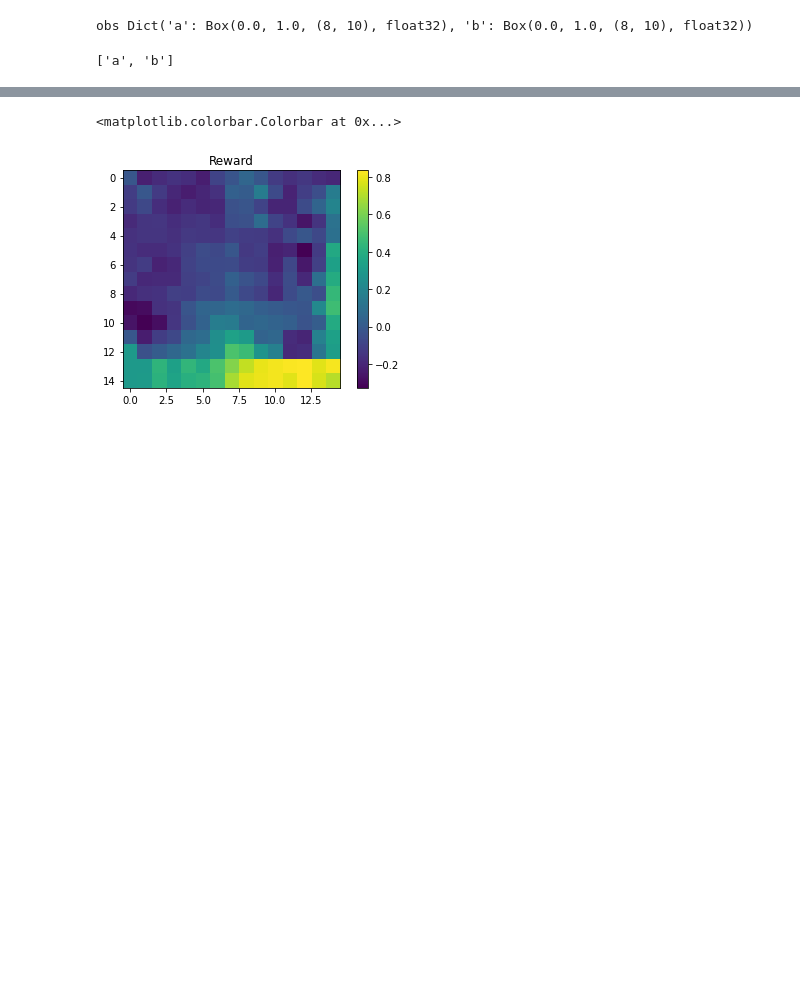
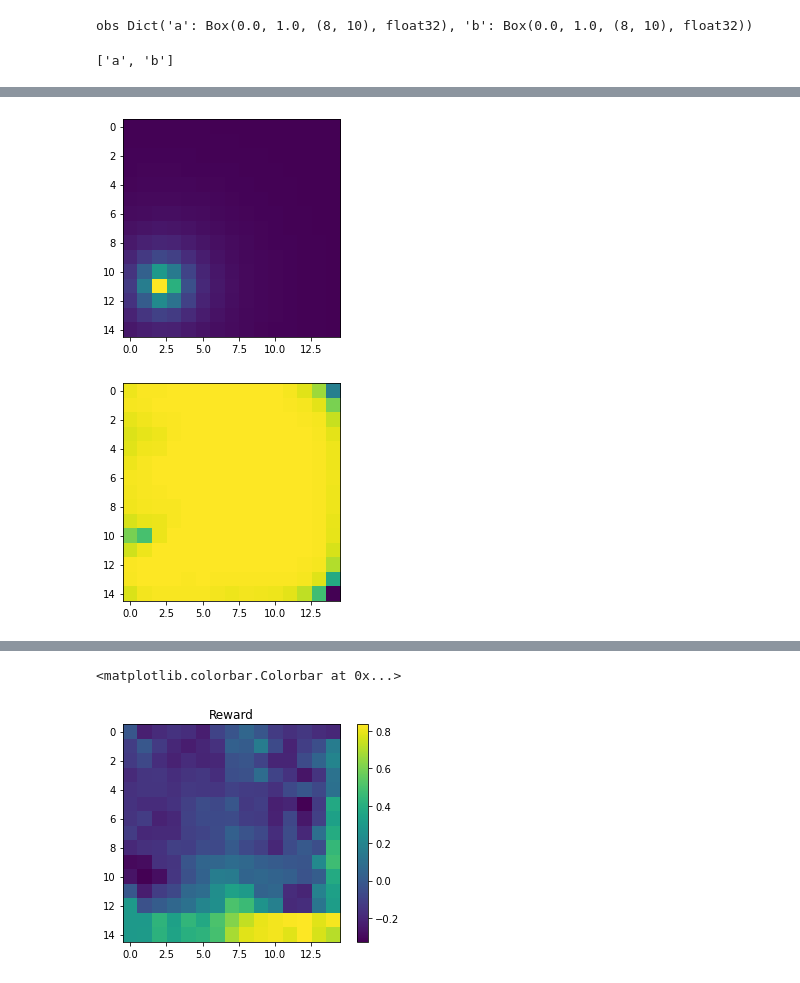
Before and after one commit to akarshkumar0101/exploration-generalization, a Jupyter notebook: goal_conditioning.ipynb, the cells around one changed output, grey strips where cells are left out. Drawn from its saved outputs; the diff is of its cells as text; code cells hidden in the pictures; blank space fills up the shorter version.

Commit message:
working discrete goal conditioned policy with hardcoded reward function

```diff
--- a/goal_conditioning.ipynb
+++ b/goal_conditioning.ipynb
@@ -255,0 +311,32 @@ class GCPolicy(nn.Module):
+# %%
+env = gym.vector.SyncVectorEnv([make_env for i in range(1)])
+env = utils.ToTensor(env)
+env0 = env.envs[0]
+
+a = np.zeros((env0.Y, env0.X))
+obs, info = env.reset()
+for y in range(env0.Y):
+    for x in range(env0.X):
+        env.reset()
+        env0.reset(0)
+        env0.set_xy(x, y)
+        obs, reward, _, _, _ = env.step(np.zeros(1))
+        a[y, x] = reward.item()
+plt.imshow(a)
+plt.show()
+
+a = np.zeros((env0.Y, env0.X))
+obs, info = env.reset()
+for y in range(env0.Y):
+    for x in range(env0.X):
+        env.reset()
+        env0.reset(0)
+        env0.set_xy(x, y)
+        obs, reward, _, _, _ = env.step(np.zeros(1))
+        value = agent.get_value(**obs)
+        a[y, x] = value.item()
+plt.imshow(a)
+plt.show()
+# %% [output]
+[figure, added]
+[figure, added]
```
Also changed, not shown: parts of 10 cells of this notebook, 2 other files.
